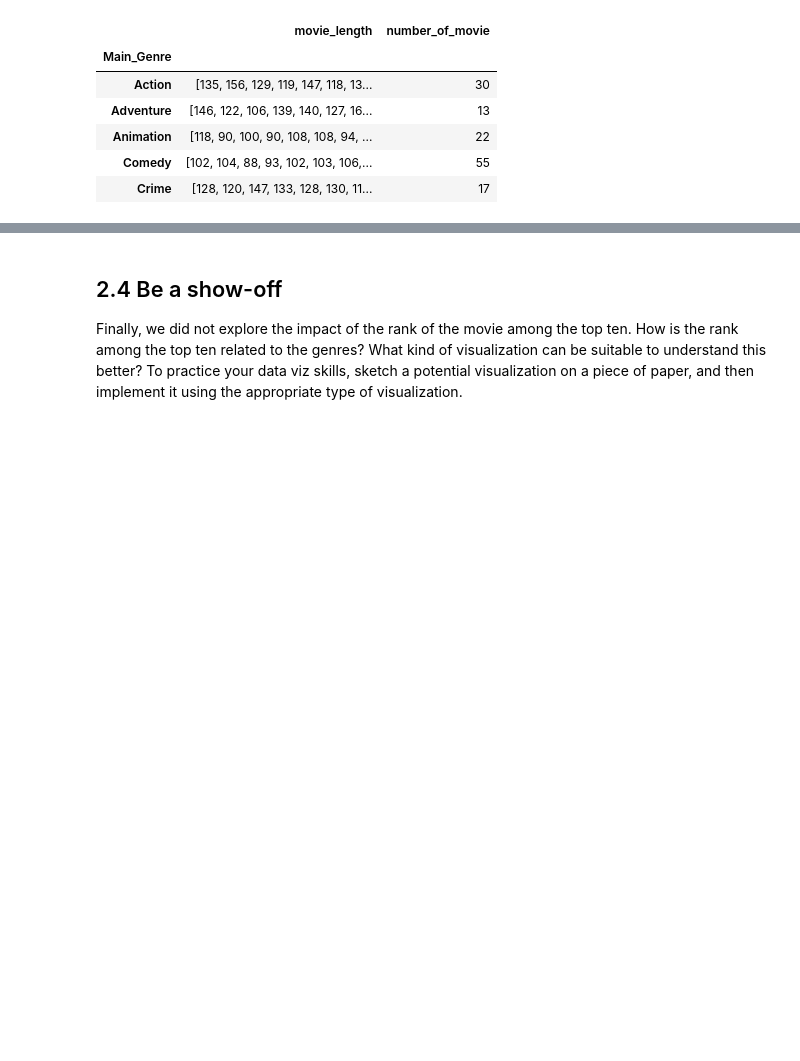
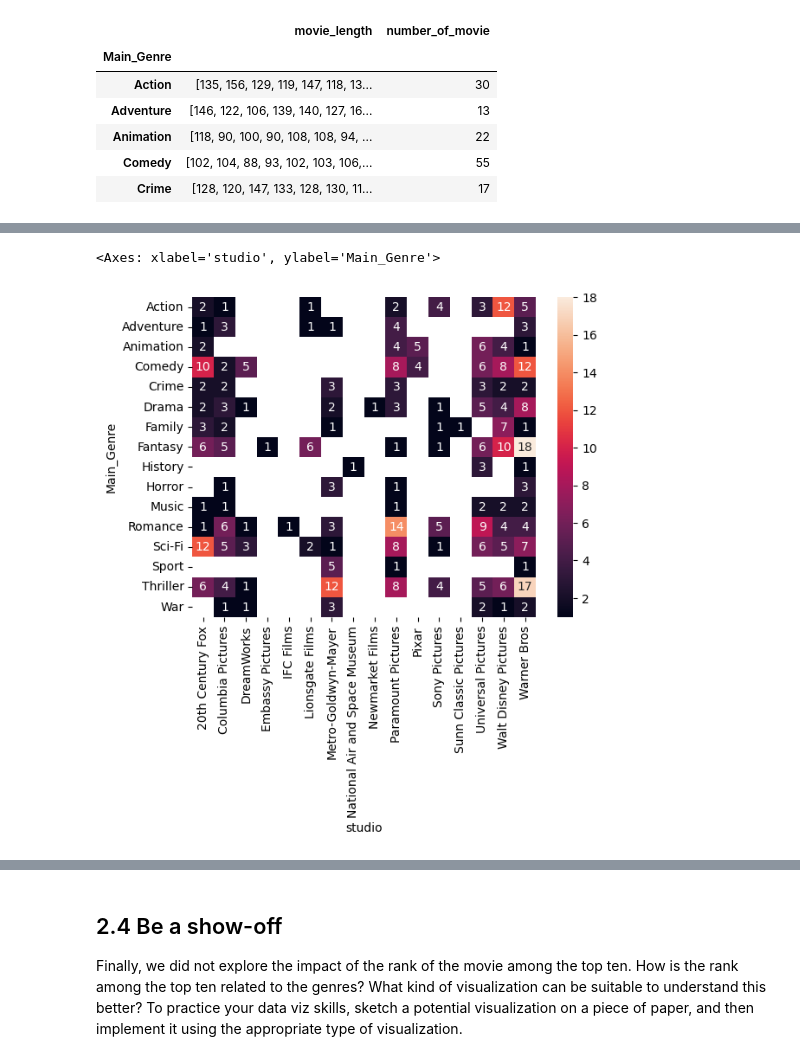
Before and after one commit to BaptisteCarmier/ADA--2024, a Jupyter notebook: Exercises/02 - Data viz and data from the web/Becoming a DataVizard exercise.ipynb, the cells around one changed output, grey strips where cells are left out. Drawn from its saved outputs; the diff is of its cells as text; code cells hidden in the pictures; blank space fills up the shorter version.

```diff
--- a/Exercises/02 - Data viz and data from the web/Becoming a DataVizard exercise.ipynb
+++ b/Exercises/02 - Data viz and data from the web/Becoming a DataVizard exercise.ipynb
@@ -303,0 +302,8 @@ fig.tight_layout()
+# %%
+# Write your code to make the first heatmap here
+grouped_ssg = movies.groupby(['Main_Genre','studio']).count().reset_index()
+
+pivot_df = grouped_ssg.pivot(index = 'Main_Genre', columns = 'studio', values = 'title') # .fillna(0) to add si on veut remplacer les NAN par 0
+#pivot_df = pd.crosstab(movies['Main_Genre'],movies['studio'])
+
+pivot_df.head()
@@ -303,0 +318,5 @@ fig.tight_layout()
+# %%
+sns.heatmap(pivot_df,annot = True)
+# %% [output]
+<Axes: xlabel='studio', ylabel='Main_Genre'>
+[figure, added]
```
Also changed, not shown: parts of 12 cells of this notebook, 1 other file.
